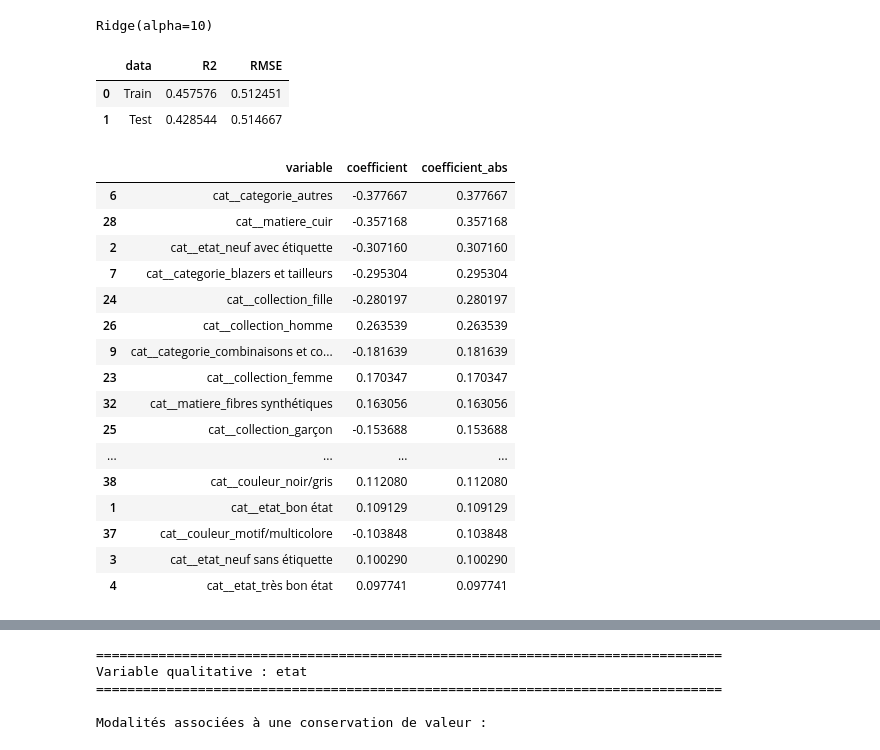
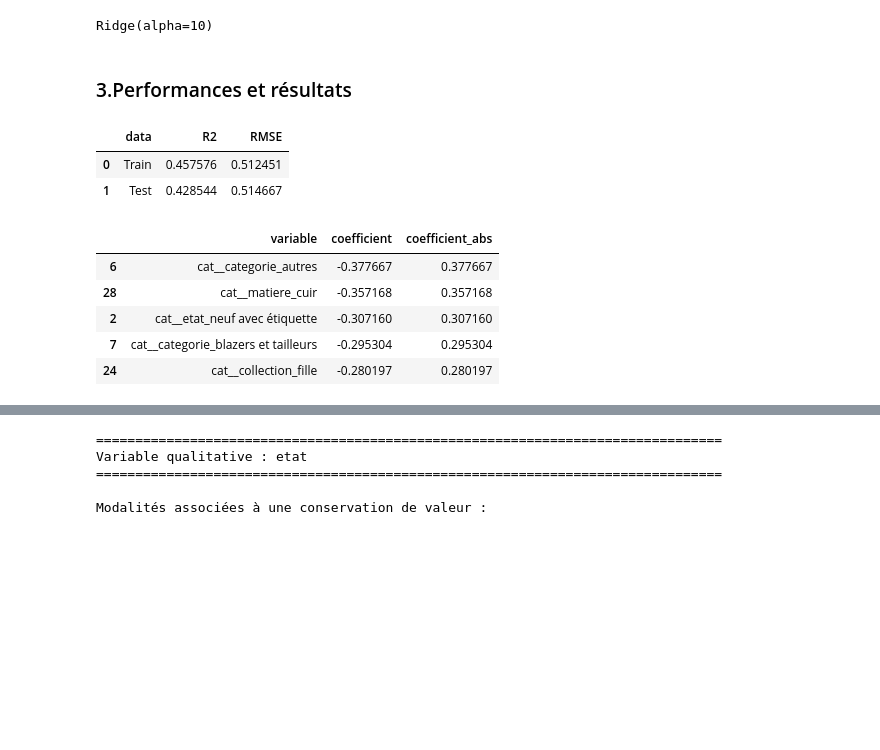
Before and after one commit to NourBouabid/Vinted-Zara-scrapping-et-analyse, a Jupyter notebook: Notebook_Analyse.ipynb, the cells around one changed output, grey strips where cells are left out. Saved outputs shown, nothing was run; the diff lists cells and outputs as text; code cells hidden in the pictures; blank space fills up the shorter version.

```diff
--- a/Notebook_Analyse.ipynb
+++ b/Notebook_Analyse.ipynb
@@ -95,0 +356,33 @@ Score de silhouette : 0.387
+# %%
+
+k = 2
+
+kmeans = KMeans(n_clusters=k, random_state=42, n_init=10)
+labels = kmeans.fit_predict(X_prepared)
+
+df_cluster["cluster"] = labels
+
+print(f"\nNombre de clusters : {k}")
+print(f"Score de silhouette : {silhouette_score(X_prepared, labels):.3f}")
+
+# Moyennes des variables numériques
+moyennes = (
+    df_cluster.groupby("cluster")[variables_num]
+    .mean()
+    .add_suffix("_moyenne")
+)
+
+# Effectifs et proportions
+effectifs = df_cluster.groupby("cluster").size().rename("effectif")
+
+proportions = (
+    effectifs / len(df_cluster) * 100
+).rename("proportion_%")
+
+# Tableau final
+resume_clusters = pd.concat(
+    [ proportions,effectifs, moyennes],
+    axis=1
+).round(2)
+
+display(resume_clusters)
@@ -228,6 +577,8 @@ Ridge(alpha=10)
 #estimation et prédiction
 y_estim = model.predict(X_train_prepared)
 y_pred = model.predict(X_test_prepared)
+# %% [markdown]
+### 3.Performances et résultats <a id="part3sec3"></a>
 # %%
 #indicateurs de performances
 resultats = pd.DataFrame({
@@ -251,36 +602,25 @@ resultats
 # %%
 #stokage des coefficients Ridge
 
 feature_names = preprocessor.get_feature_names_out()
 
-coef_df = pd.DataFrame({
+coef_df = pd.DataFrame({ #si erreure de taille relancer le code depuis df_model=df.copy()
     "variable": feature_names,
     "coefficient": model.coef_
 })
 
 coef_df["coefficient_abs"] = coef_df["coefficient"].abs()
 
 coef_df = coef_df.sort_values("coefficient_abs", ascending=False)
 
-coef_df.head(20)
+coef_df.head(5)
 # %% [output]
 |  | variable | coefficient | coefficient_abs |
 | 6 | cat__categorie_autres | -0.377667 | 0.377667 |
 | 28 | cat__matiere_cuir | -0.357168 | 0.357168 |
 | 2 | cat__etat_neuf avec étiquette | -0.307160 | 0.307160 |
 | 7 | cat__categorie_blazers et tailleurs | -0.295304 | 0.295304 |
 | 24 | cat__collection_fille | -0.280197 | 0.280197 |
-| 26 | cat__collection_homme | 0.263539 | 0.263539 |
-| 9 | cat__categorie_combinaisons et co... | -0.181639 | 0.181639 |
-| 23 | cat__collection_femme | 0.170347 | 0.170347 |
-| 32 | cat__matiere_fibres synthétiques | 0.163056 | 0.163056 |
-| 25 | cat__collection_garçon | -0.153688 | 0.153688 |
-| ... | ... | ... | ... |
-| 38 | cat__couleur_noir/gris | 0.112080 | 0.112080 |
-| 1 | cat__etat_bon état | 0.109129 | 0.109129 |
-| 37 | cat__couleur_motif/multicolore | -0.103848 | 0.103848 |
-| 3 | cat__etat_neuf sans étiquette | 0.100290 | 0.100290 |
-| 4 | cat__etat_très bon état | 0.097741 | 0.097741 |
 # %%
 #Stokage coefficient importants avec variable qualitatives et modalité associées
 qual_cols = ["etat", "categorie", "matiere", "couleur", "collection"]
```
Also changed, not shown: parts of 34 cells of this notebook.
